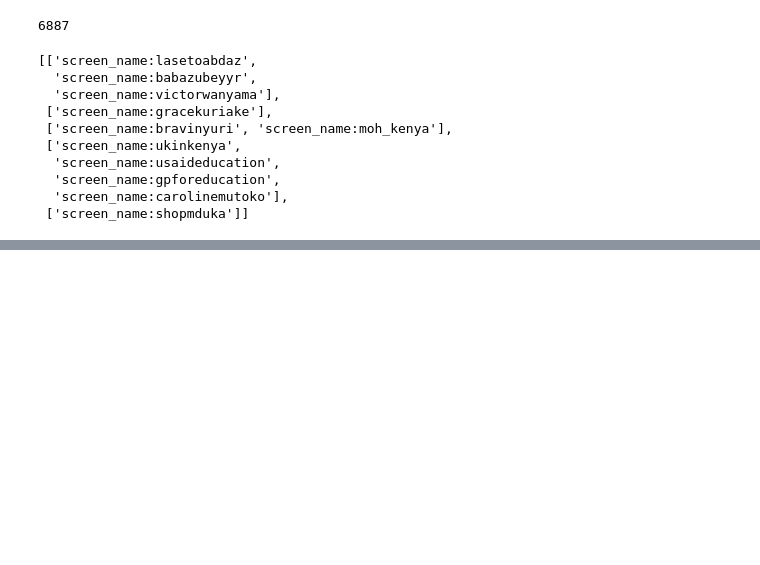
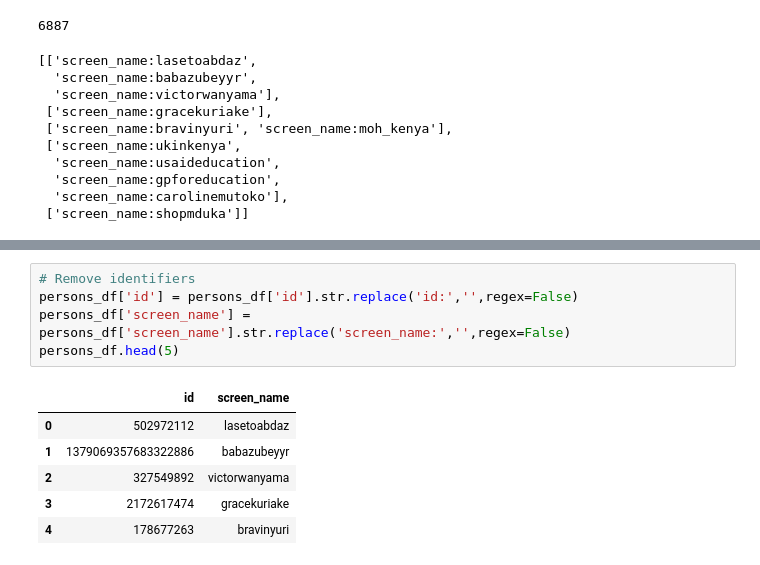
Before and after one commit to CeeThinwa/Delta-Analytics-2021-CT-Project, a Jupyter notebook: KOT EDA.ipynb, the cells around one changed output, grey strips where cells are left out. Saved outputs shown, nothing was run; the diff lists cells and outputs as text; blank space fills up the shorter version.

```diff
--- a/KOT EDA.ipynb
+++ b/KOT EDA.ipynb
@@ -388,0 +404,12 @@ ids[0:5]
+# %%
+# Remove identifiers
+persons_df['id'] = persons_df['id'].str.replace('id:','',regex=False)
+persons_df['screen_name'] = persons_df['screen_name'].str.replace('screen_name:','',regex=False)
+persons_df.head(5)
+# %% [output]
+|  | id | screen_name |
+| 0 | 502972112 | lasetoabdaz |
+| 1 | 1379069357683322886 | babazubeyyr |
+| 2 | 327549892 | victorwanyama |
+| 3 | 2172617474 | gracekuriake |
+| 4 | 178677263 | bravinyuri |
```
Also changed, not shown: parts of 5 cells of this notebook.
